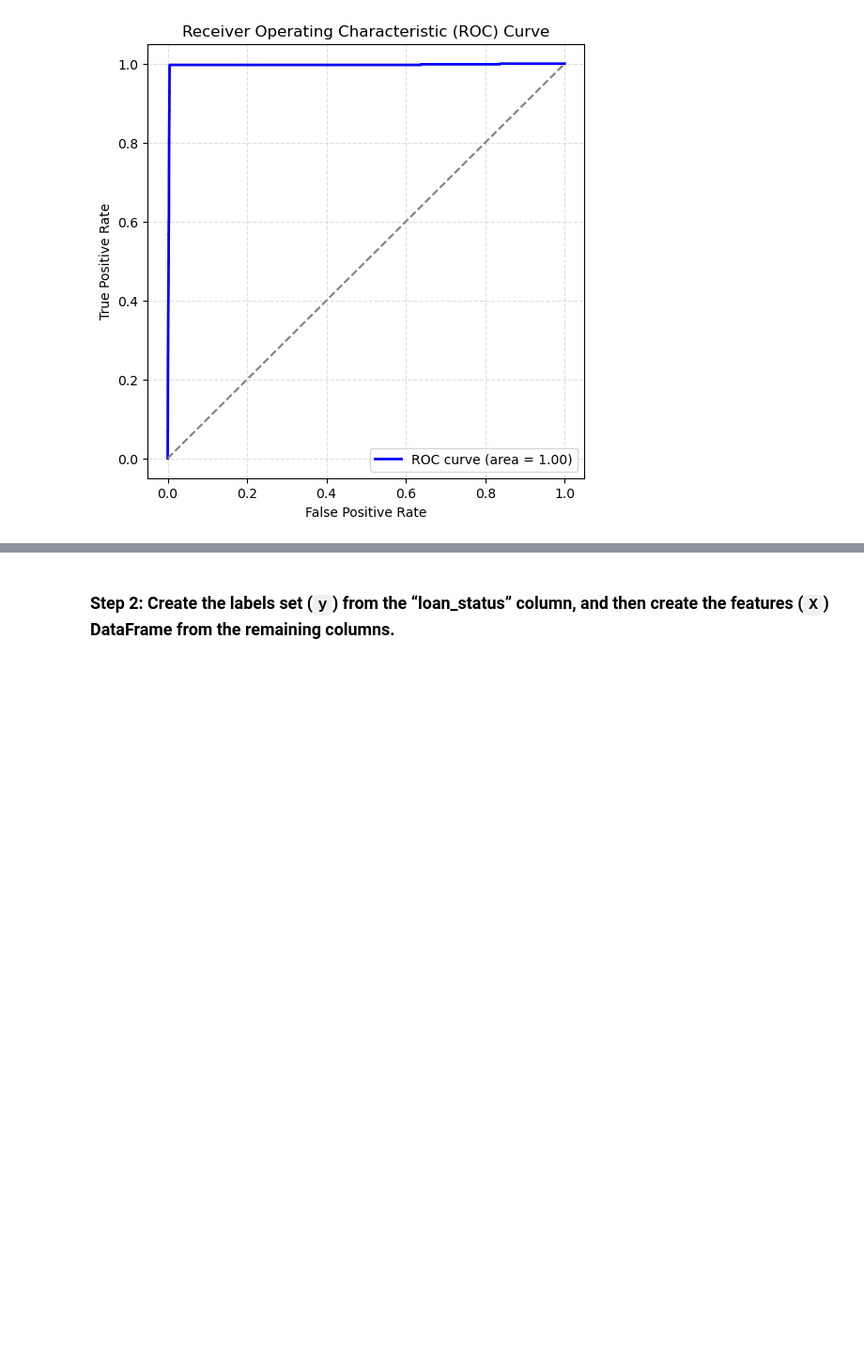
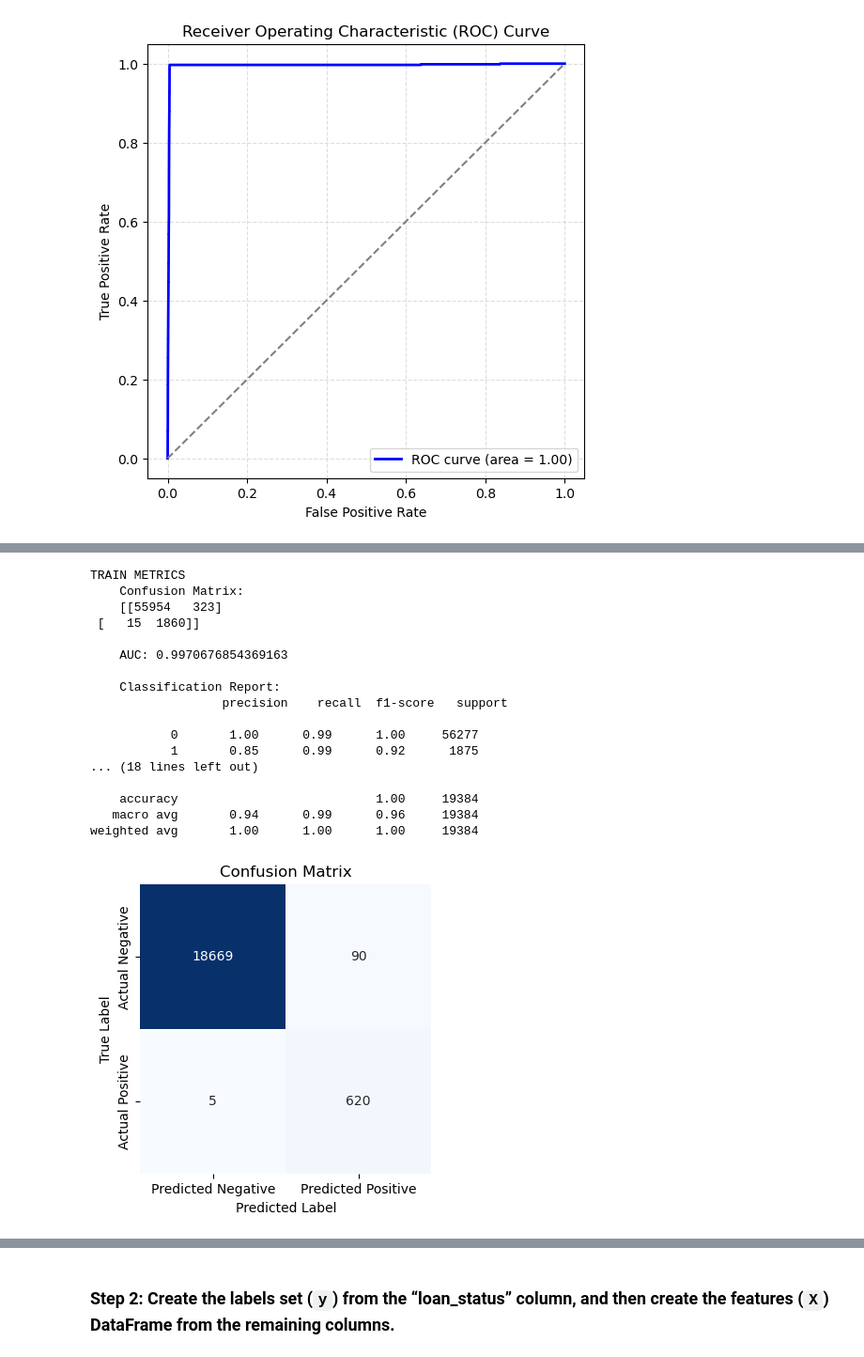
Before and after one commit to ajmonte0920/20_da_sep2024_hw_20_credit-risk-classification, a Jupyter notebook: Credit_Risk/credit_risk_classification.ipynb, the cells around one changed output, grey strips where cells are left out. Shown: that part at 94% size. Cells and saved outputs as stored; diff of their text form; code cells hidden in the pictures; blank space fills up the shorter version.

```diff
--- a/Credit_Risk/credit_risk_classification.ipynb
+++ b/Credit_Risk/credit_risk_classification.ipynb
@@ -364,0 +417,25 @@ weighted avg       1.00      1.00      1.00     19384
+# %%
+ # Step 2: Init the Model
+ada = AdaBoostClassifier(random_state=42)
+
+# Do Machine Learning
+doClassification(ada, X_train, X_test, y_train, y_test)
+# %% [output]
+TRAIN METRICS
+    Confusion Matrix:
+    [[55954   323]
+ [   15  1860]]
+
+    AUC: 0.9970676854369163
+
+    Classification Report:
+                  precision    recall  f1-score   support
+
+           0       1.00      0.99      1.00     56277
+           1       0.85      0.99      0.92      1875
+... (18 lines left out)
+
+    accuracy                           1.00     19384
+   macro avg       0.94      0.99      0.96     19384
+weighted avg       1.00      1.00      1.00     19384
+[figure, added]
```
Also changed, not shown: parts of 12 cells of this notebook, 1 other file.
